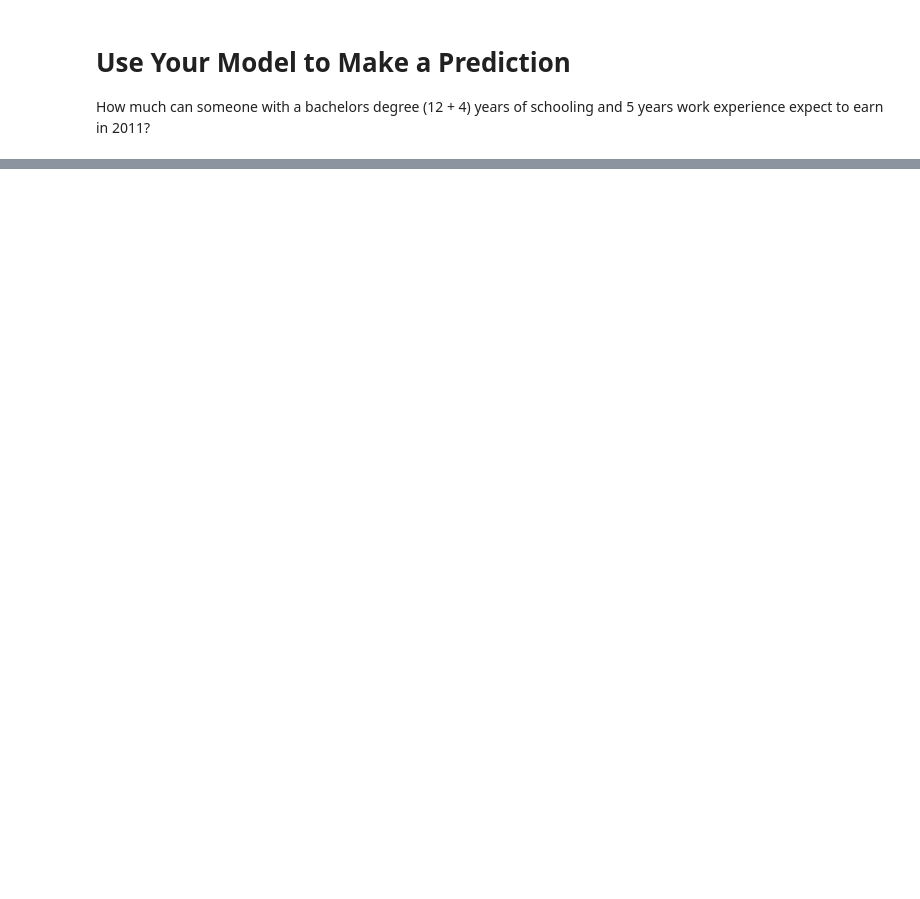
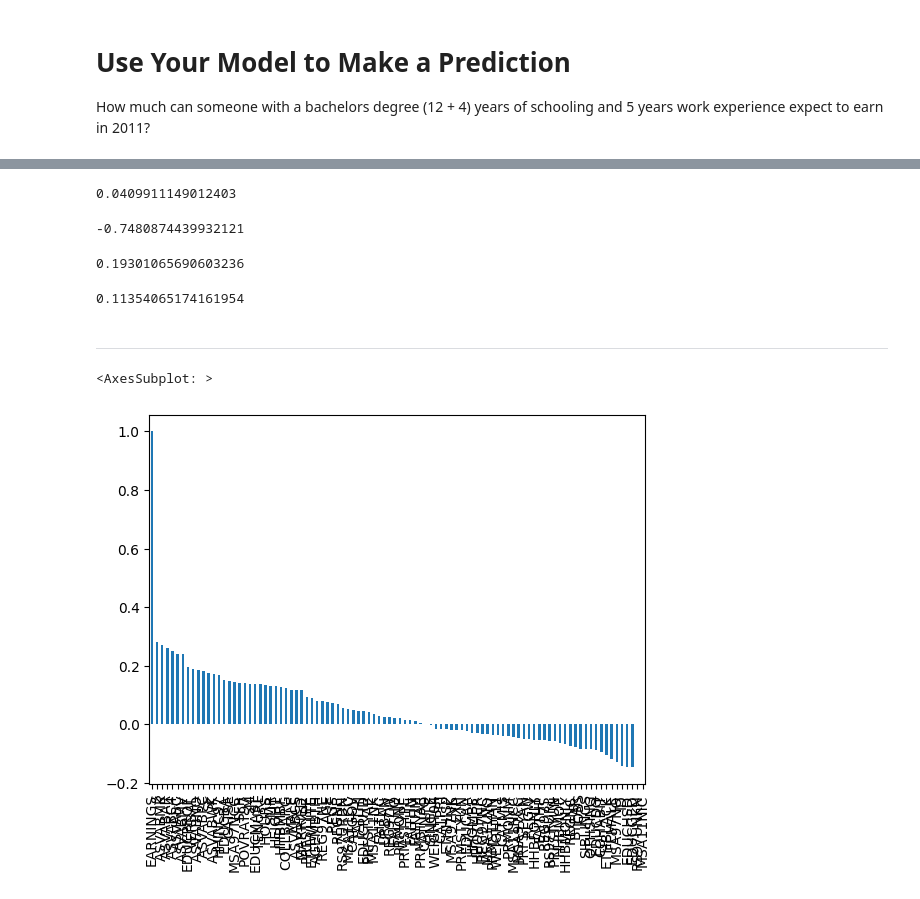
Before and after one commit to badicev/UdemyStudy, a Jupyter notebook: MyWork/Day 100/Determinants_of_Earnings (1).ipynb, the cells around one changed output, grey strips where cells are left out. Drawn from its saved outputs; the diff is of its cells as text; code cells hidden in the pictures; blank space fills up the shorter version.

```diff
--- a/MyWork/Day 100/Determinants_of_Earnings (1).ipynb
+++ b/MyWork/Day 100/Determinants_of_Earnings (1).ipynb
@@ -90,0 +216,42 @@ Which other features could you consider adding to further improve the regression
+# %%
+#Support Vector Regression
+from sklearn.svm import SVR
+svr = SVR(kernel='rbf')
+svr.fit(X_train, y_train)
+svr.score(X_test, y_test)
+# %% [output]
+0.0409911149012403
+# %%
+#Decision Tree Regression
+from sklearn.tree import DecisionTreeRegressor
+dtr = DecisionTreeRegressor()
+dtr.fit(X_train, y_train)
+dtr.score(X_test, y_test)
+#too bad
+# %% [output]
+-0.7480874439932121
+# %%
+#Random Forest Regression
+from sklearn.ensemble import RandomForestRegressor
+rfr = RandomForestRegressor()
+rfr.fit(X_train, y_train)
+rfr.score(X_test, y_test)
+# %% [output]
+0.19301065690603236
+# %%
+#XGBoost
+from xgboost import XGBRegressor
+xgb = XGBRegressor()
+xgb.fit(X_train, y_train)
+xgb.score(X_test, y_test)
+# %% [output]
+0.11354065174161954
+# %% [markdown]
+--------------------------------------------------------------------------------------------------------
+# %%
+#Check correlation with earning
+df_data.corr()['EARNINGS'].sort_values(ascending=False)
+df_data.corr()['EARNINGS'].sort_values(ascending=False).plot(kind='bar')
+# %% [output]
+<AxesSubplot: >
+[figure, added]
```
Also changed, not shown: parts of 26 cells of this notebook.
